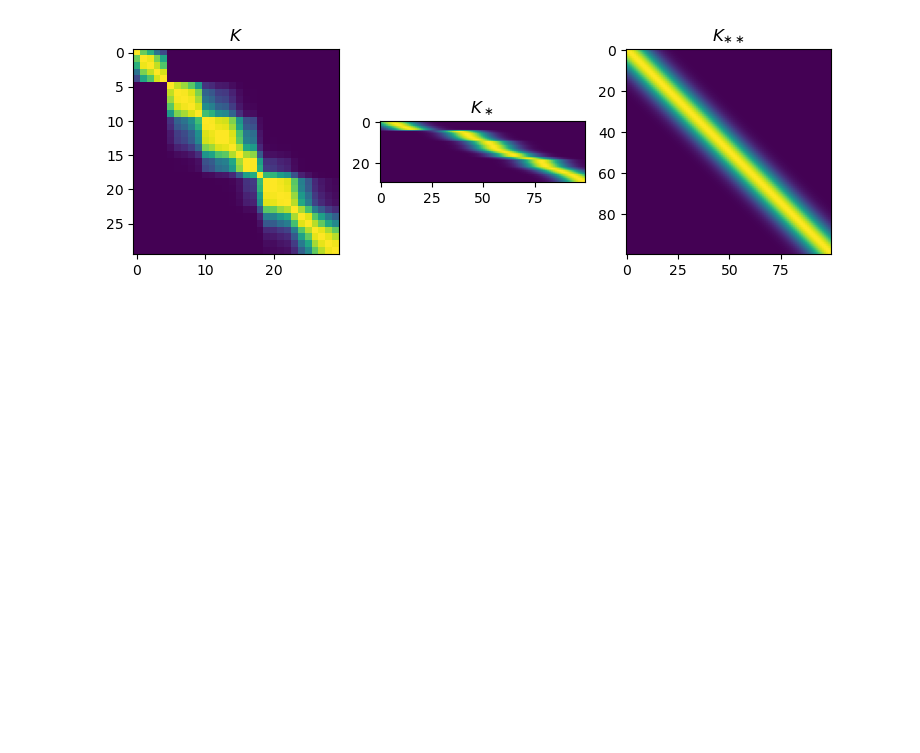
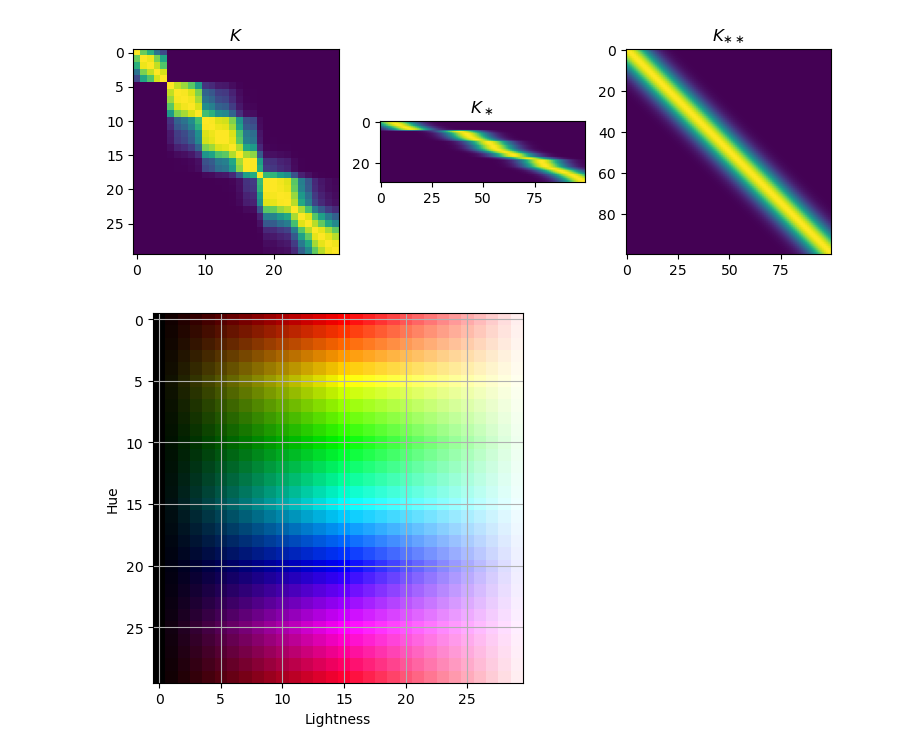
Before and after one commit to yagipy/misc, a Jupyter notebook: notebook/work/Introduction to Machine Learning with Web Optimization/7.ipynb, the cells around one changed output. Saved outputs shown, nothing was run; the diff lists cells and outputs as text; code cells hidden in the pictures; blank space fills up the shorter version.

```diff
--- a/notebook/work/Introduction to Machine Learning with Web Optimization/7.ipynb
+++ b/notebook/work/Introduction to Machine Learning with Web Optimization/7.ipynb
@@ -120,3 +120,25 @@ plt.imshow(K_starstar)
 plt.show()
 # %% [output]
 [figure]
+# %%
+# 解空間の可視化
+# HLS色空間のうち、彩度を100%に固定した部分空間を解空間に採用
+import colorsys
+
+N = 30
+X_im = np.zeros((N, N, 2))
+rs = []
+xs = []
+for i in range(N):
+    for j in range(N):
+        X_im[i, j, 0] = i / N # Hue
+        X_im[i, j, 1] = j / N # Lightness
+hl_to_rgb = lambda x: colorsys.hls_to_rgb(x[0], x[1], 1)
+X_rgb = np.apply_along_axis(hl_to_rgb, -1, X_im)
+plt.imshow(X_rgb)
+plt.grid()
+plt.xlabel("Lightness")
+plt.ylabel("Hue")
+plt.show()
+# %% [output]
+[figure, added]
```
Also changed, not shown: parts of 15 cells of this notebook.
